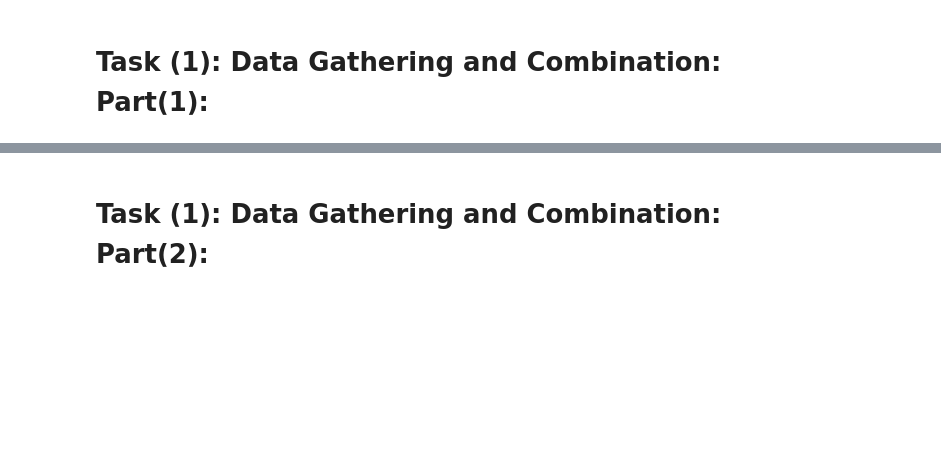
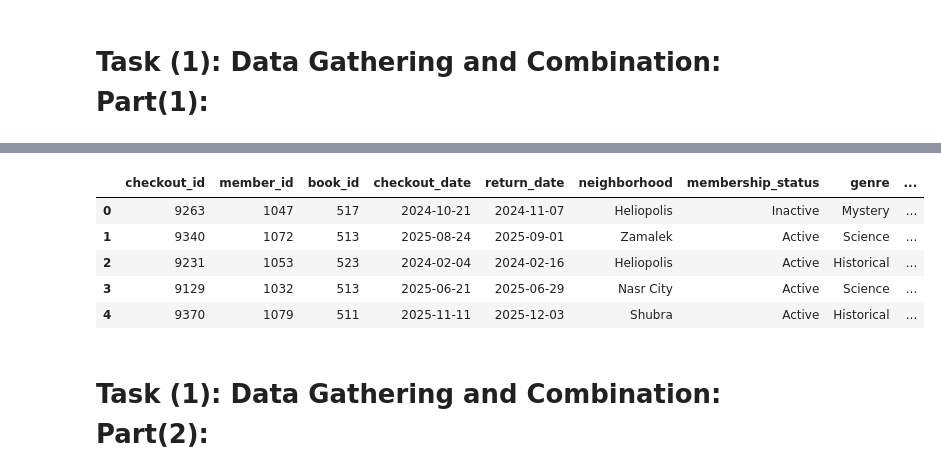
Before and after one commit to hamza26410/City-Library-After-School-Program-Project, a Jupyter notebook: City Library After School Program.ipynb, the cells around one changed output, grey strips where cells are left out. Cells and saved outputs as stored; diff of their text form; code cells hidden in the pictures; blank space fills up the shorter version.

```diff
--- a/City Library After School Program.ipynb
+++ b/City Library After School Program.ipynb
@@ -54,16 +64,27 @@ web_enriched = pd.merge(web_enriched, books_df, on="book_id", how="left")
 # %%
 # 12.Fix duplicate columns and reset indexes
 stage2_df = stage2_df.loc[:, ~stage2_df.columns.duplicated()].reset_index(drop=True)
 web_enriched = web_enriched.loc[:, ~web_enriched.columns.duplicated()].reset_index(drop=True)
 
 # 13. combine all data sources into one final table
 final_df = pd.concat([stage2_df, web_enriched], ignore_index=True)
 
+# Standardize date format in final_df
+final_df['checkout_date'] = pd.to_datetime(final_df['checkout_date'], errors='coerce')
+final_df['return_date'] = pd.to_datetime(final_df['return_date'], errors='coerce')
+
 # 14. save the combined dataset to csv file
-final_df.to_csv("31004260105918_Library_task(1)_combined_data.csv", index=False)
+final_df.to_csv("31004260105918-Library-Task(1)-Combined-Data.csv", index=False)
 
 # 15. check the result
 final_df.head()
+# %% [output]
+|  | checkout_id | member_id | book_id | checkout_date | return_date | neighborhood | membership_status | genre | ... |
+| 0 | 9263 | 1047 | 517 | 2024-10-21 | 2024-11-07 | Heliopolis | Inactive | Mystery | ... |
+| 1 | 9340 | 1072 | 513 | 2025-08-24 | 2025-09-01 | Zamalek | Active | Science | ... |
+| 2 | 9231 | 1053 | 523 | 2024-02-04 | 2024-02-16 | Heliopolis | Active | Historical | ... |
+| 3 | 9129 | 1032 | 513 | 2025-06-21 | 2025-06-29 | Nasr City | Active | Science | ... |
+| 4 | 9370 | 1079 | 511 | 2025-11-11 | 2025-12-03 | Shubra | Active | Historical | ... |
 # %% [markdown]
 # **Task (1): Data Gathering and Combination: Part(2):**
 # %%
```
Also changed, not shown: parts of 64 cells of this notebook.
